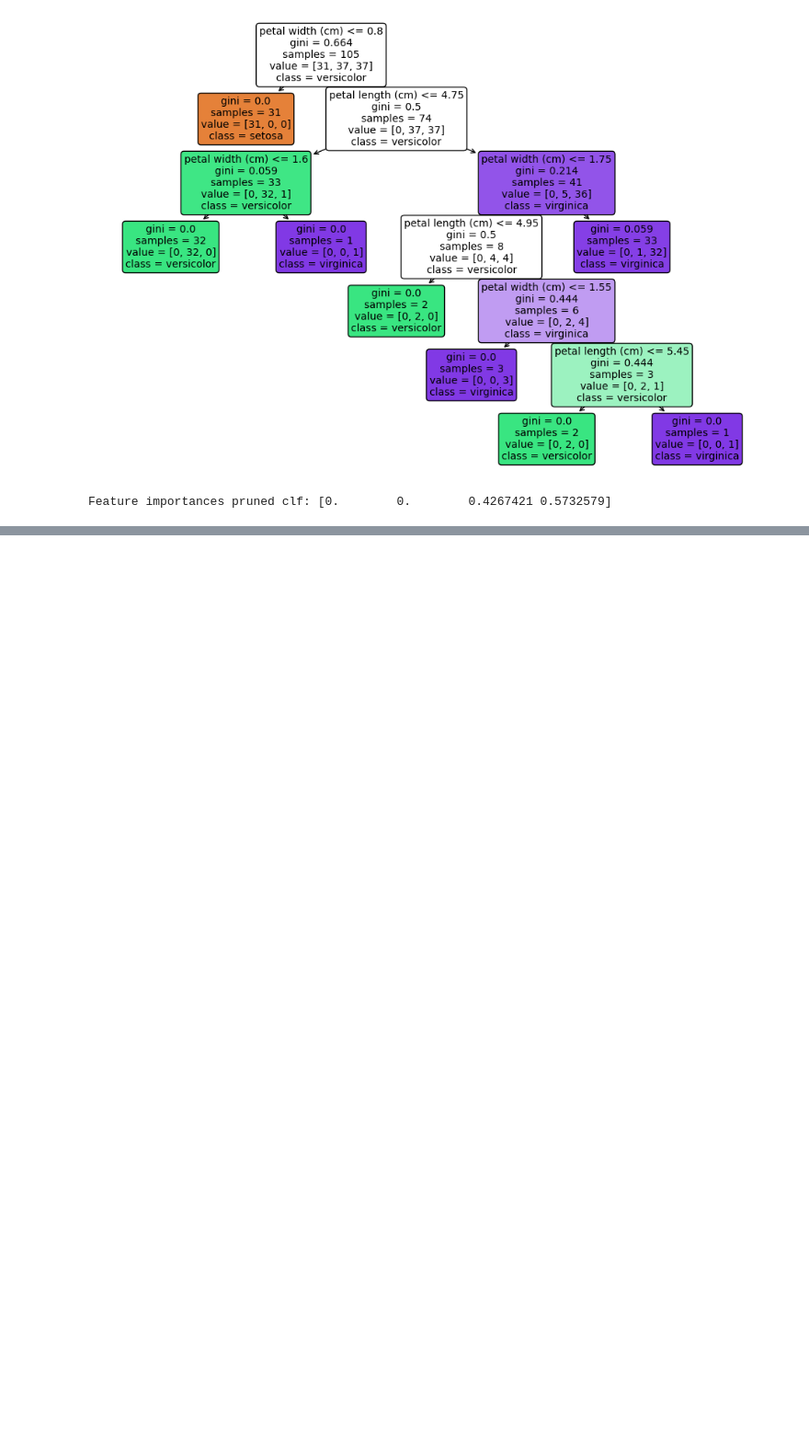
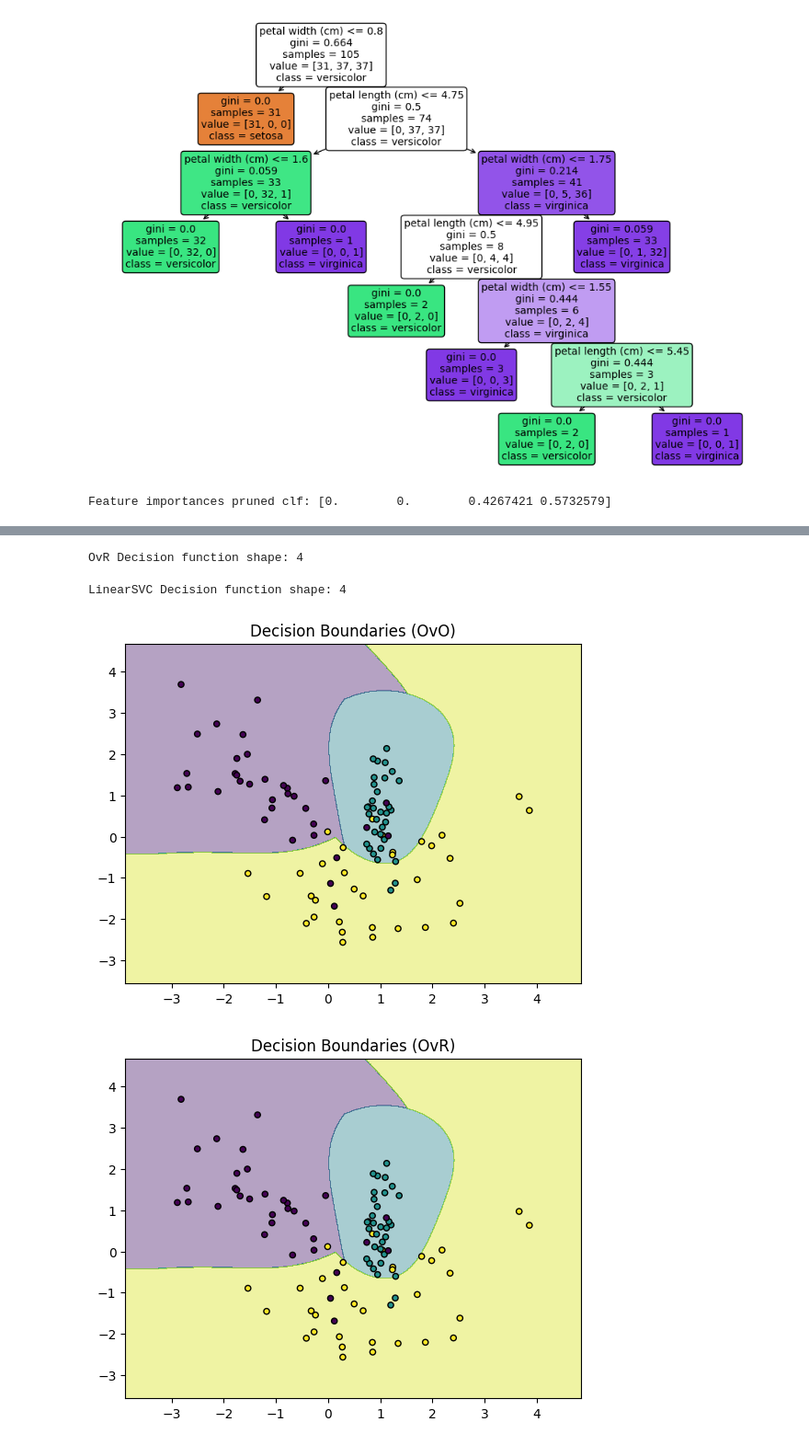
Before and after one commit to Reatherford/homework8, a Jupyter notebook: Homework81.ipynb, the cells around one changed output, grey strips where cells are left out. Shown at 92% size. Saved outputs shown, nothing was run; the diff lists cells and outputs as text; code cells hidden in the pictures; blank space fills up the shorter version.

```diff
--- a/Homework81.ipynb
+++ b/Homework81.ipynb
@@ -184,0 +205,77 @@ NameError: name 'content_copy' is not defined
+# %%
+# Converting OvO to One-vs-Rest (OvR)
+clf_ovo.decision_function_shape = "ovr"  # Default behavior
+dec_ovr = clf_ovo.decision_function([[1]]) # Compute the decision function values for a sample.
+print(f"OvR Decision function shape: {dec_ovr.shape[1]}") # 4 decision values
+# %% [output]
+OvR Decision function shape: 4
+# %%
+# 2. One-vs-Rest (OvR) with LinearSVC
+lin_clf = svm.LinearSVC() # Default is OvR in this method
+lin_clf.fit(X, Y) #Train
+dec_lin = lin_clf.decision_function([[1]]) # Compute the decision function values for a sample.
+
+print(f"LinearSVC Decision function shape: {dec_lin.shape[1]}") # 4 decision values
+# %% [output]
+LinearSVC Decision function shape: 4
+# %%
+# 3. Visualizing Decision Boundaries (Example with 2D data)
+# Create a synthetic multi-class dataset with 100 samples, 2 features, and 3 classes
+X, y = make_classification(n_samples=100, n_features=2, n_informative=2,
+                           n_redundant=0, n_repeated=0, n_classes=3,
+                           n_clusters_per_class=1, random_state=0)
+
+
+
+X_train, X_test, y_train, y_test = train_test_split(X, y, test_size=0.2, random_state=42)  #Split data into training and testing sets.
+
+
+clf = svm.SVC(decision_function_shape="ovo") # one versus one
+clf.fit(X, y)
+
+# Plotting decision boundaries
+x_min, x_max = X[:, 0].min() - 1, X[:, 0].max() + 1
+y_min, y_max = X[:, 1].min() - 1, X[:, 1].max() + 1
+
+xx, yy = np.meshgrid(np.arange(x_min, x_max, 0.01),
+                         np.arange(y_min, y_max, 0.01))
+
+Z = clf.predict(np.c_[xx.ravel(), yy.ravel()])  # Predict the class for each point in the meshgrid.
+Z = Z.reshape(xx.shape)  # Reshape the predictions to match the meshgrid shape.
+
+plt.contourf(xx, yy, Z, alpha=0.4)  # Create a filled contour plot of the decision boundaries.
+plt.scatter(X[:, 0], X[:, 1], c=y, s=20, edgecolor='k')  # Plot the data points.
+plt.title("Decision Boundaries (OvO)")  # Set the plot title.
+plt.show()  # Display the plot.
+
+# Do the same for ovr
+clf = svm.SVC(decision_function_shape="ovr")  # Initialize an SVC classifier with OvR strategy.
+clf.fit(X, y)  # Train the classifier.
+
+# Plotting decision boundaries (same as above but for OvR)
+x_min, x_max = X[:, 0].min() - 1, X[:, 0].max() + 1 # Determine the x-axis limits for plotting.
+y_min, y_max = X[:, 1].min() - 1, X[:, 1].max() + 1  # Determine the y-axis limits for plotting.
+xx, yy = np.meshgrid(np.arange(x_min, x_max, 0.01),  # Create a meshgrid for plotting the decision boundaries.
+                         np.arange(y_min, y_max, 0.01))
+Z = clf.predict(np.c_[xx.ravel(), yy.ravel()])  # Predict the class for each point in the meshgrid.
+Z = Z.reshape(xx.shape)  # Reshape the predictions to match the meshgrid shape.
+
+plt.contourf(xx, yy, Z, alpha=0.4)  # Create a filled contour plot of the decision boundaries.
+plt.scatter(X[:, 0], X[:, 1], c=y, s=20, edgecolor='k')  # Plot the data points.
+plt.title("Decision Boundaries (OvR)")  # Set the plot title.
+plt.show()  # Display the plot.
+
+lin_clf = svm.LinearSVC()  # Initialize a LinearSVC classifier.
+lin_clf.fit(X, y)  # Train the classifier.
+
+Z = lin_clf.predict(np.c_[xx.ravel(), yy.ravel()])  # Predict the class for each point in the meshgrid.
+Z = Z.reshape(xx.shape)  # Reshape the predictions to match the meshgrid shape.
+
+plt.contourf(xx, yy, Z, alpha=0.4)  # Create a filled contour plot of the decision boundaries.
+plt.scatter(X[:, 0], X[:, 1], c=y, s=20, edgecolor='k')  # Plot the data points.
+plt.title("Decision Boundaries (LinearSVC)")  # Set the plot title.
+
+plt.show()  # Display the plot.
+# %% [output]
+[figure, added]
+[figure, added]
```
Also changed, not shown: parts of 16 cells of this notebook.
